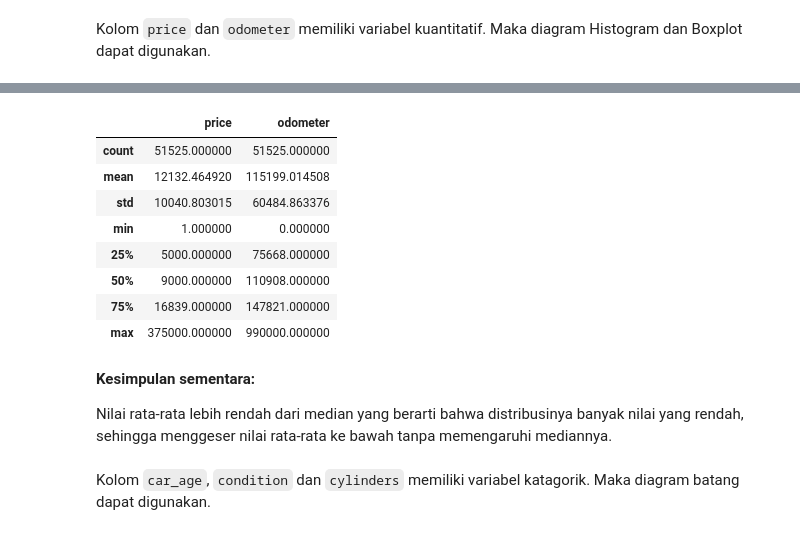
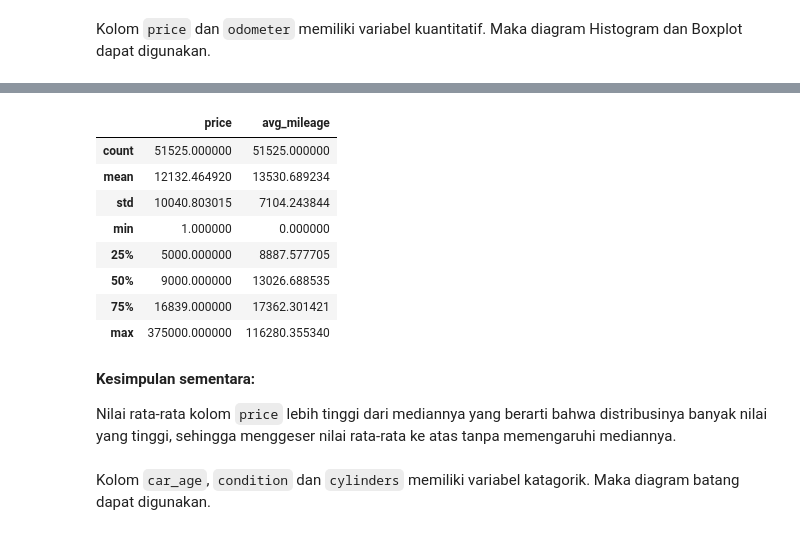
Before and after one commit to ShirotaT/DataAnalyst_Practicum, a Jupyter notebook: Project_3/57ec1497-8bd0-4989-ae0f-b3a815bc570b.ipynb, the cells around one changed output, grey strips where cells are left out. Saved outputs shown, nothing was run; the diff lists cells and outputs as text; code cells hidden in the pictures.

```diff
--- a/Project_3/57ec1497-8bd0-4989-ae0f-b3a815bc570b.ipynb
+++ b/Project_3/57ec1497-8bd0-4989-ae0f-b3a815bc570b.ipynb
@@ -723,19 +642,19 @@ for column in kuantitatif_column:
 # %%
-data_new[['price', 'odometer']].describe()
+data_new[['price', 'avg_mileage']].describe()
 # %% [output]
-|  | price | odometer |
+|  | price | avg_mileage |
 | count | 51525.000000 | 51525.000000 |
-| mean | 12132.464920 | 115199.014508 |
-| std | 10040.803015 | 60484.863376 |
+| mean | 12132.464920 | 13530.689234 |
+| std | 10040.803015 | 7104.243844 |
 | min | 1.000000 | 0.000000 |
-| 25% | 5000.000000 | 75668.000000 |
-| 50% | 9000.000000 | 110908.000000 |
-| 75% | 16839.000000 | 147821.000000 |
-| max | 375000.000000 | 990000.000000 |
+| 25% | 5000.000000 | 8887.577705 |
+| 50% | 9000.000000 | 13026.688535 |
+| 75% | 16839.000000 | 17362.301421 |
+| max | 375000.000000 | 116280.355340 |
 # %% [markdown]
 **Kesimpulan sementara:**
 
-Nilai rata-rata lebih rendah dari median yang berarti bahwa distribusinya banyak nilai yang rendah, sehingga  menggeser nilai rata-rata ke bawah tanpa memengaruhi mediannya.
+Nilai rata-rata kolom `price` lebih tinggi dari mediannya yang berarti bahwa distribusinya banyak nilai yang tinggi, sehingga  menggeser nilai rata-rata ke atas tanpa memengaruhi mediannya.
 # %% [markdown]
 Kolom `car_age`, `condition` dan `cylinders` memiliki variabel katagorik. Maka diagram batang dapat digunakan.
 # %%
```
Also changed, not shown: parts of 42 cells of this notebook.
